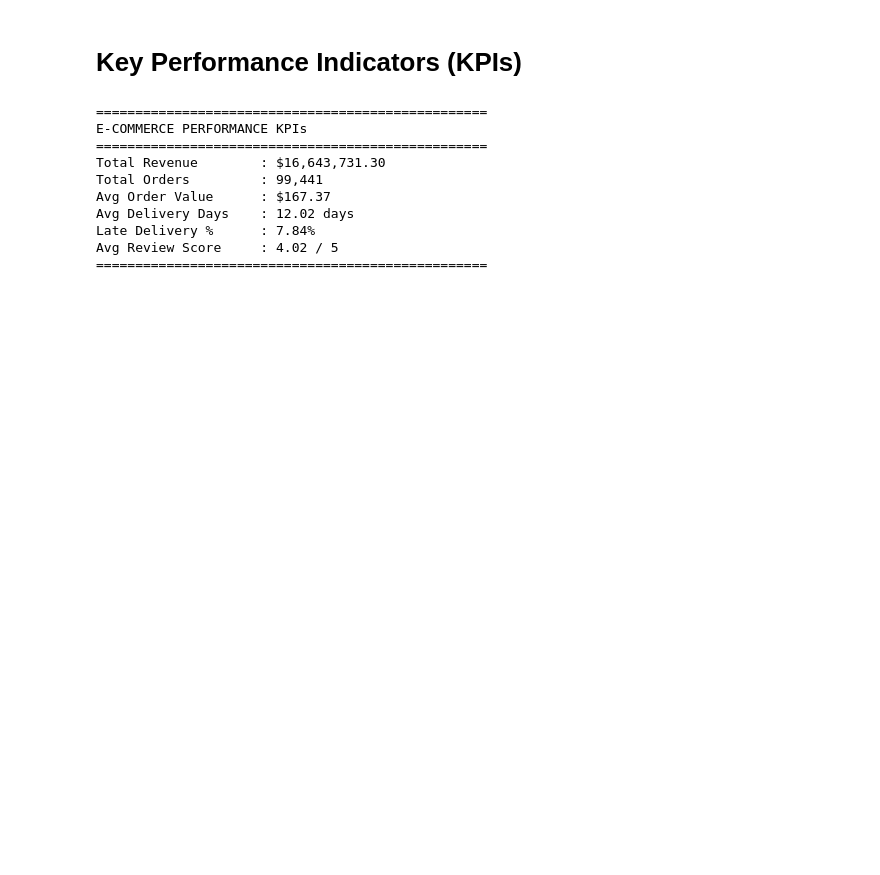
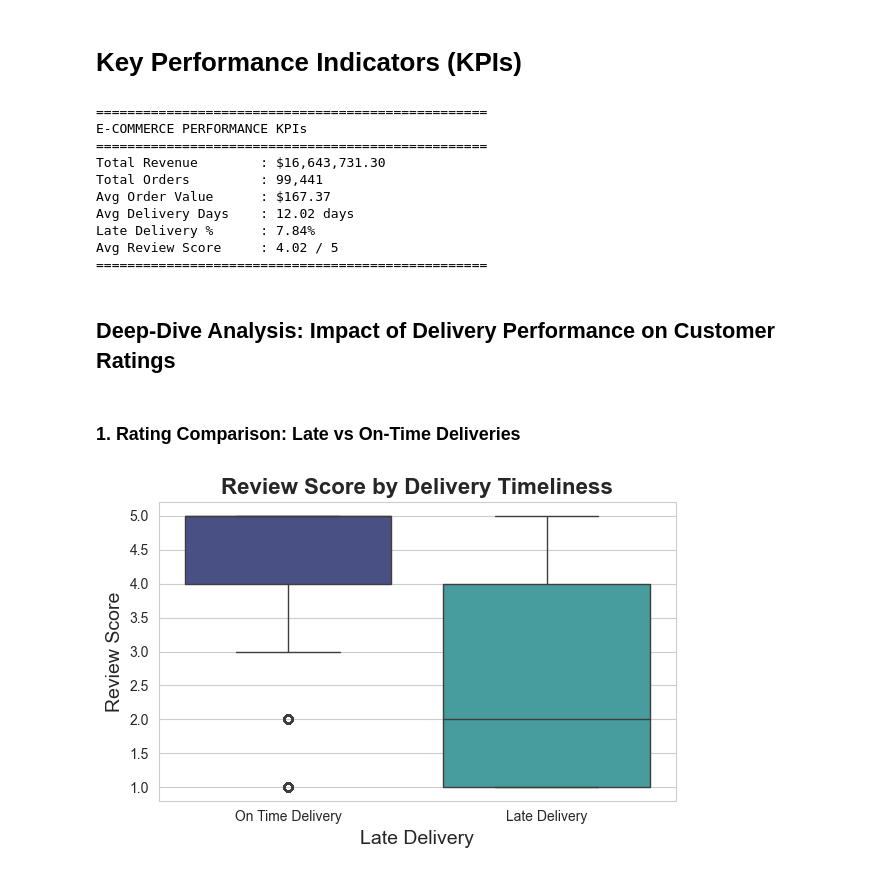
Before and after one commit to soumojit-dev/Ecommerce-Data-Analysis, a Jupyter notebook: analysis.ipynb, the cells around one changed output. Drawn from its saved outputs; the diff is of its cells as text; code cells hidden in the pictures; blank space fills up the shorter version.

```diff
--- a/analysis.ipynb
+++ b/analysis.ipynb
@@ -479,3 +478,20 @@ Avg Delivery Days    : 12.02 days
 Late Delivery %      : 7.84%
 Avg Review Score     : 4.02 / 5
 ==================================================
+# %%
+master['late_delivery'] = master['order_delivered_customer_date'] > master['order_estimated_delivery_date']
+# %% [markdown]
+## Deep-Dive Analysis: Impact of Delivery Performance on Customer Ratings
+# %% [markdown]
+### 1. Rating Comparison: Late vs On-Time Deliveries
+# %%
+plt.figure(figsize=(6,4))
+sns.boxplot(x='late_delivery', y='review_score', hue = 'late_delivery', data=master, palette="mako", legend=False)
+plt.title('Review Score by Delivery Timeliness', fontsize=16, fontweight="bold")
+plt.xlabel('Late Delivery', fontsize=14)
+plt.ylabel('Review Score', fontsize=14)
+plt.xticks([0, 1], ['On Time Delivery', 'Late Delivery'])
+plt.tight_layout()
+plt.show()
+# %% [output]
+[figure, added]
```
Also changed, not shown: parts of 10 cells of this notebook.
